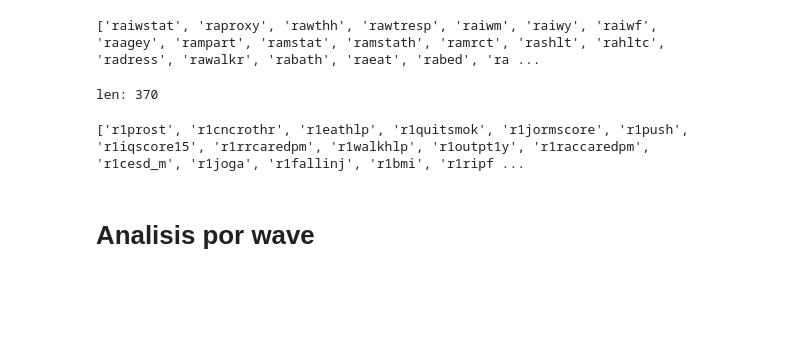
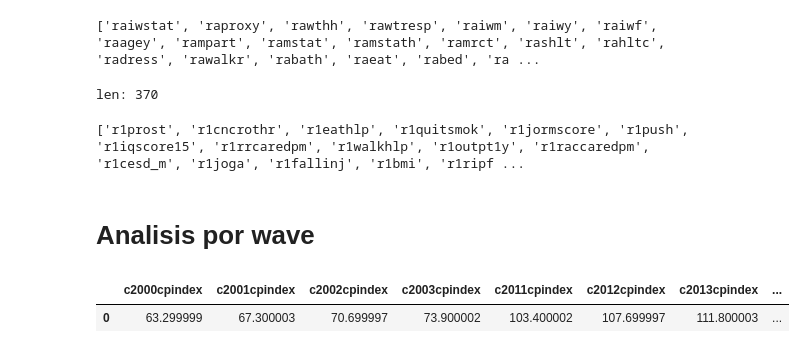
Before and after one commit to anyoneai-team6/hospitalization-prediction, a Jupyter notebook: notebooks/_splitting_data.ipynb, the cells around one changed output. Saved outputs shown, nothing was run; the diff lists cells and outputs as text; code cells hidden in the pictures; blank space fills up the shorter version.

```diff
--- a/notebooks/_splitting_data.ipynb
+++ b/notebooks/_splitting_data.ipynb
@@ -181,4 +183,12 @@ df_concatenado = pd.concat([df_1, df_2, df_3, df_4, df_5], ignore_index=True)
 from src import feature_selection as fs
 from src import value_filler as vf
 # %%
-df=pd.read_csv(r'data\waves\wave1_raw.csv')
+df=pd.read_csv(r'data\waves\all_waves.csv')
+c=pd.read_sas(r'data\long\H_MHAS_c.sas7bdat')
+c[index].head(1)
+# %%
+df['cpindex'] = df['wave'].apply(lambda x: 63.29 if x == 'w1' else 73.90 if x == 'w2' else 107.69 if x == 'w3' else 119.40 if x == 'w4' else 136.6)
+df.to_csv('data/waves/all_waves.csv')
+# %% [output]
+|  | c2000cpindex | c2001cpindex | c2002cpindex | c2003cpindex | c2011cpindex | c2012cpindex | c2013cpindex | ... |
+| 0 | 63.299999 | 67.300003 | 70.699997 | 73.900002 | 103.400002 | 107.699997 | 111.800003 | ... |
```
Also changed, not shown: parts of 1 cell of this notebook, 5 other files.
